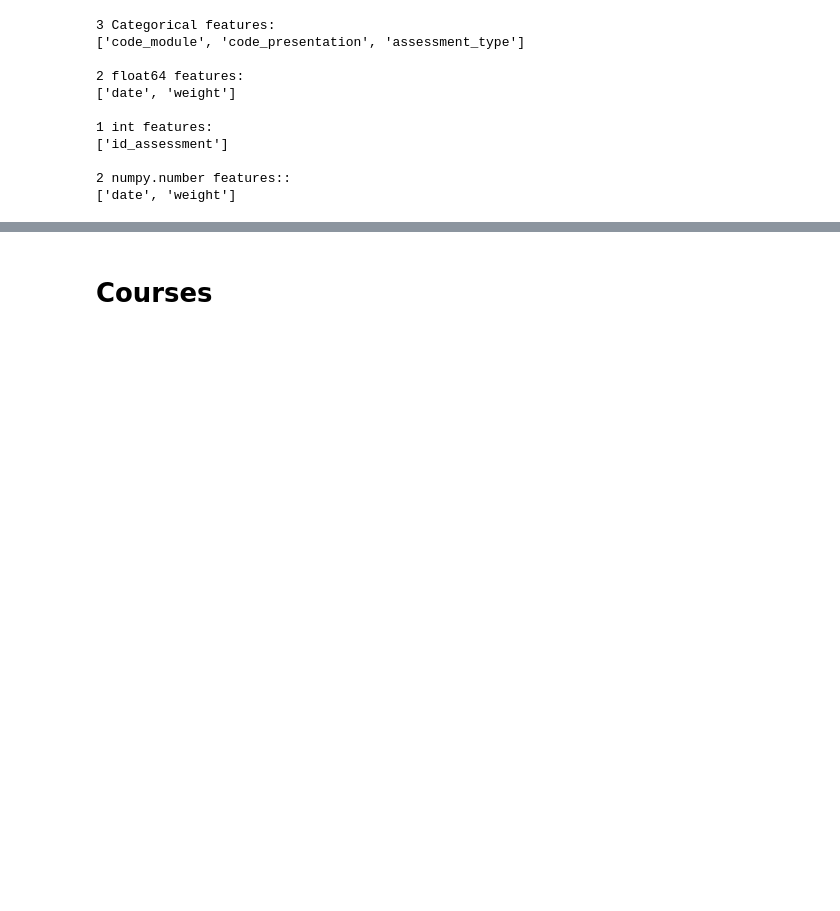
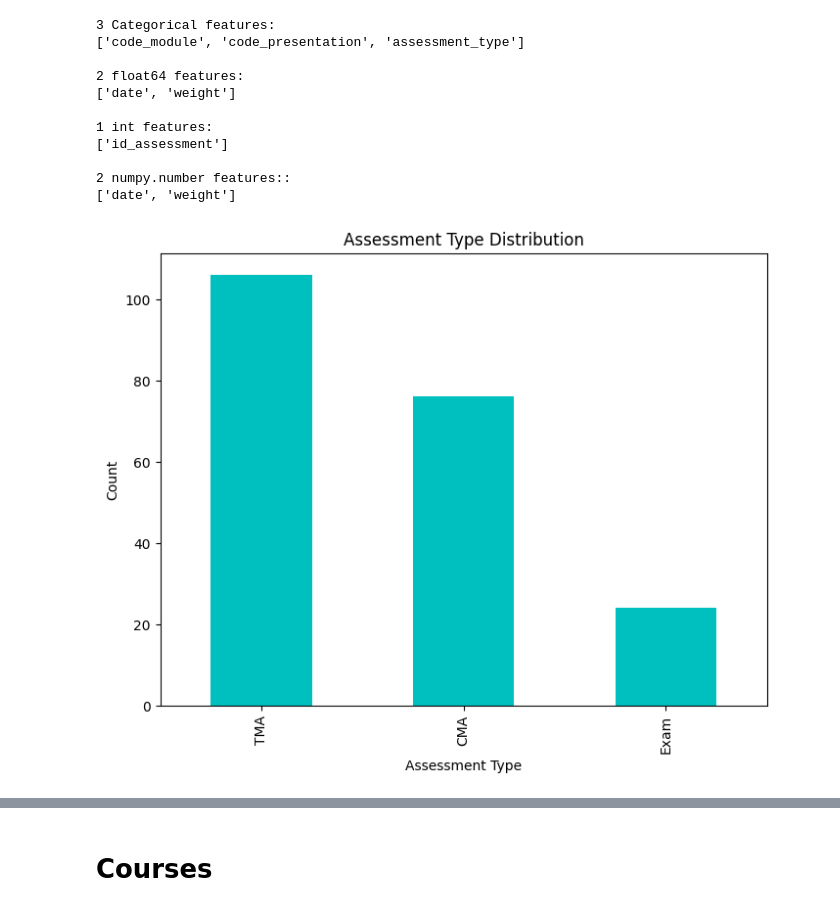
Before and after one commit to muchamadthaqifullah/Tugas1-AnalisisBigData-D, a Jupyter notebook: Tugas_Oulad_ABD_D.ipynb, the cells around one changed output, grey strips where cells are left out. Saved outputs shown, nothing was run; the diff lists cells and outputs as text; code cells hidden in the pictures; blank space fills up the shorter version.

```diff
--- a/Tugas_Oulad_ABD_D.ipynb
+++ b/Tugas_Oulad_ABD_D.ipynb
@@ -106,3 +107,13 @@ print(f"\n{len(num_cols)} numpy.number features::\n{num_cols}")
 
 2 numpy.number features::
 ['date', 'weight']
+# %%
+# Menampilkan grafik bar untuk 'assessment_type'
+plt.figure(figsize=(8, 6))
+df['assessment_type'].value_counts().plot(kind='bar', color='c')
+plt.title('Assessment Type Distribution')
+plt.xlabel('Assessment Type')
+plt.ylabel('Count')
+plt.show()
+# %% [output]
+[figure, added]
```
Also changed, not shown: parts of 15 cells of this notebook.
